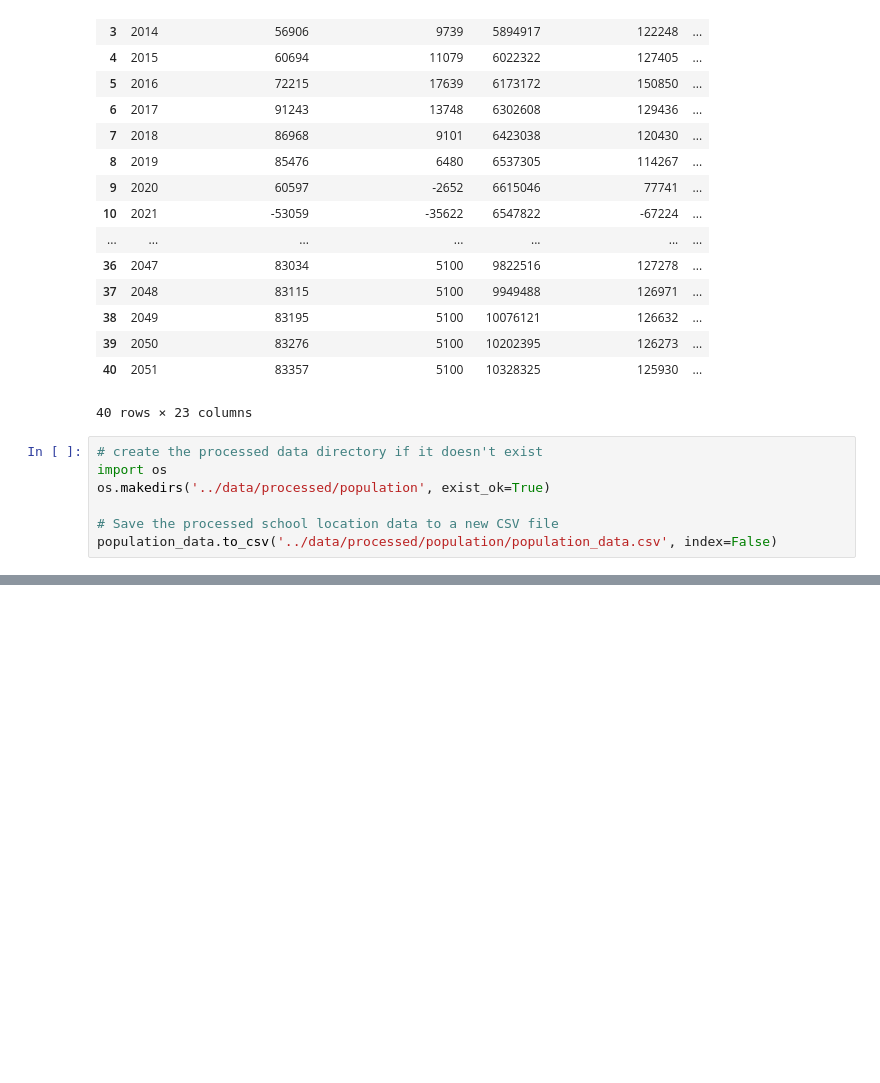
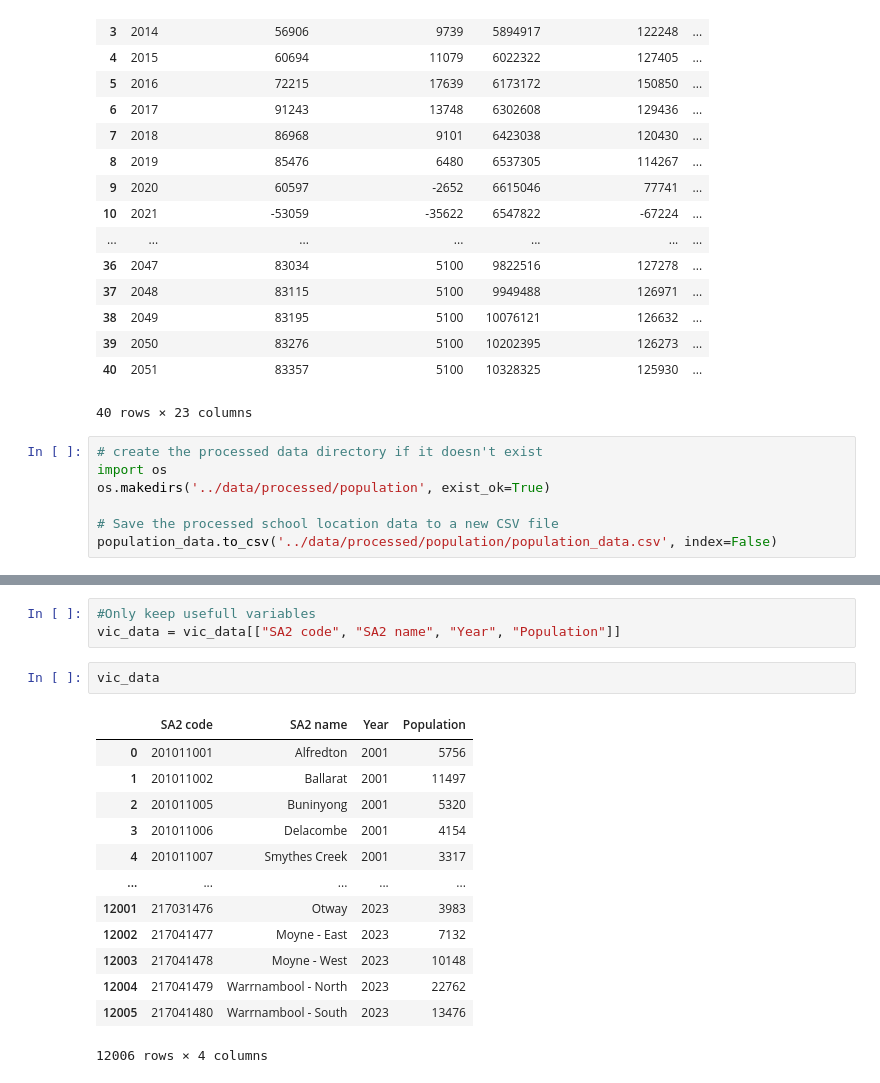
Before and after one commit to bicicow03/Group-Project-Real-Estate-Industry-Analysis, a Jupyter notebook: notebooks/population_preprocess.ipynb, the cells around one changed output, grey strips where cells are left out. Cells and saved outputs as stored; diff of their text form; blank space fills up the shorter version.

```diff
--- a/notebooks/population_preprocess.ipynb
+++ b/notebooks/population_preprocess.ipynb
@@ -152,0 +256,19 @@ population_data.to_csv('../data/processed/population/population_data.csv', index
+# %%
+#Only keep usefull variables
+vic_data = vic_data[["SA2 code", "SA2 name", "Year", "Population"]]
+# %%
+vic_data
+# %% [output]
+|  | SA2 code | SA2 name | Year | Population |
+| 0 | 201011001 | Alfredton | 2001 | 5756 |
+| 1 | 201011002 | Ballarat | 2001 | 11497 |
+| 2 | 201011005 | Buninyong | 2001 | 5320 |
+| 3 | 201011006 | Delacombe | 2001 | 4154 |
+| 4 | 201011007 | Smythes Creek | 2001 | 3317 |
+| ... | ... | ... | ... | ... |
+| 12001 | 217031476 | Otway | 2023 | 3983 |
+| 12002 | 217041477 | Moyne - East | 2023 | 7132 |
+| 12003 | 217041478 | Moyne - West | 2023 | 10148 |
+| 12004 | 217041479 | Warrnambool - North | 2023 | 22762 |
+| 12005 | 217041480 | Warrnambool - South | 2023 | 13476 |
+12006 rows × 4 columns
```
Also changed, not shown: parts of 12 cells of this notebook.
